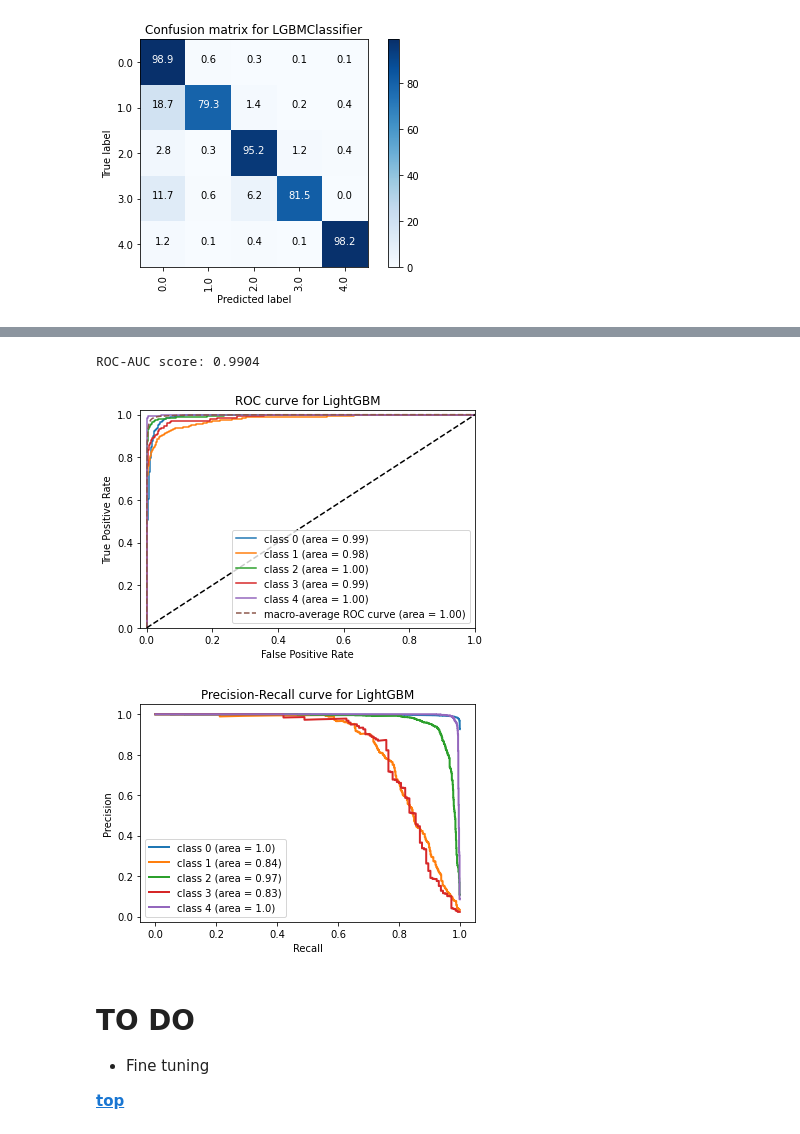
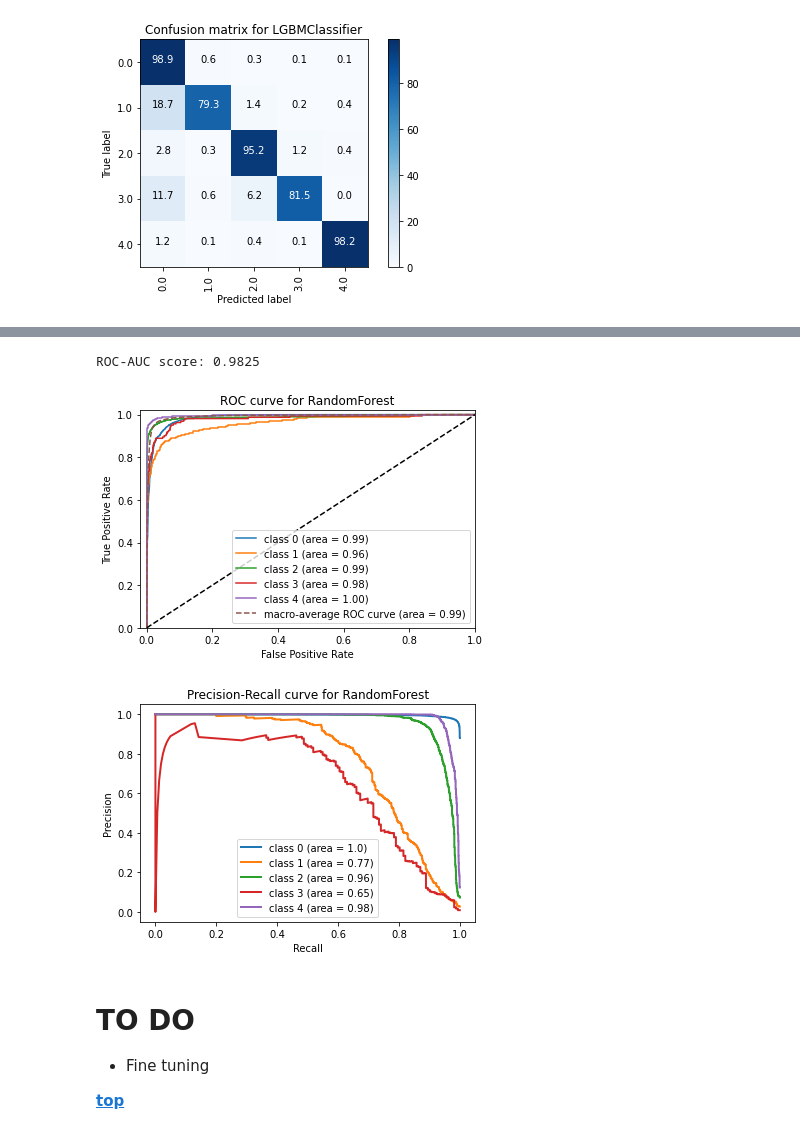
Before and after one commit to nastiag67/ecgn, a Jupyter notebook: README.ipynb, the cells around one changed output, grey strips where cells are left out. Saved outputs shown, nothing was run; the diff lists cells and outputs as text; code cells hidden in the pictures.

Commit message:
resampling for Random Forest

```diff
--- a/README.ipynb
+++ b/README.ipynb
@@ -1851,22 +2324,23 @@ __[top](#Contents)__
 # %%
 import pickle
 reload(mt)
 y_test_dummy = np.array(pd.get_dummies(y_test))
 y_val_dummy = np.array(pd.get_dummies(y_val))
 y_train_dummy = np.array(pd.get_dummies(y_train))
 
 # lst_models = ['LightGBM', 'AdaBoost', 'GradientBoost', 'KNN', 'RandomForest', 'XGBoost', 'SVM']
 # lst_models = ['SVM']
-lst_models = ['LightGBM']
-folder = "./Reports/SMOTE Tomek-Links resampling/pickle_models/"
+lst_models = ['RandomForest']
+# folder = "./Reports/SMOTE Tomek-Links resampling/pickle_models/"
+folder = "./Reports/SMOTE ENN resampling/pickle_models/"
 
 roc = mt.ROCcurve_multiclass
 pr = mt.PR_multiclass
 
 for name in lst_models:
     loaded_model = pickle.load(open(f"{folder}{name}.sav", 'rb'))
-    mt.compare_models(loaded_model, name, X_val, y_val_dummy, y_train_dummy, roc, pr, proba=True, data='validation')
+    mt.compare_models(loaded_model, name, X_test, y_test_dummy, y_train_dummy, roc, pr, proba=True, data='test')
 # %% [output]
-ROC-AUC score: 0.9904
+ROC-AUC score: 0.9825
-[figure, old version]
+[figure, new version]
-[figure, old version]
+[figure, new version]
```
Also changed, not shown: parts of 18 cells of this notebook, 32 other files.
